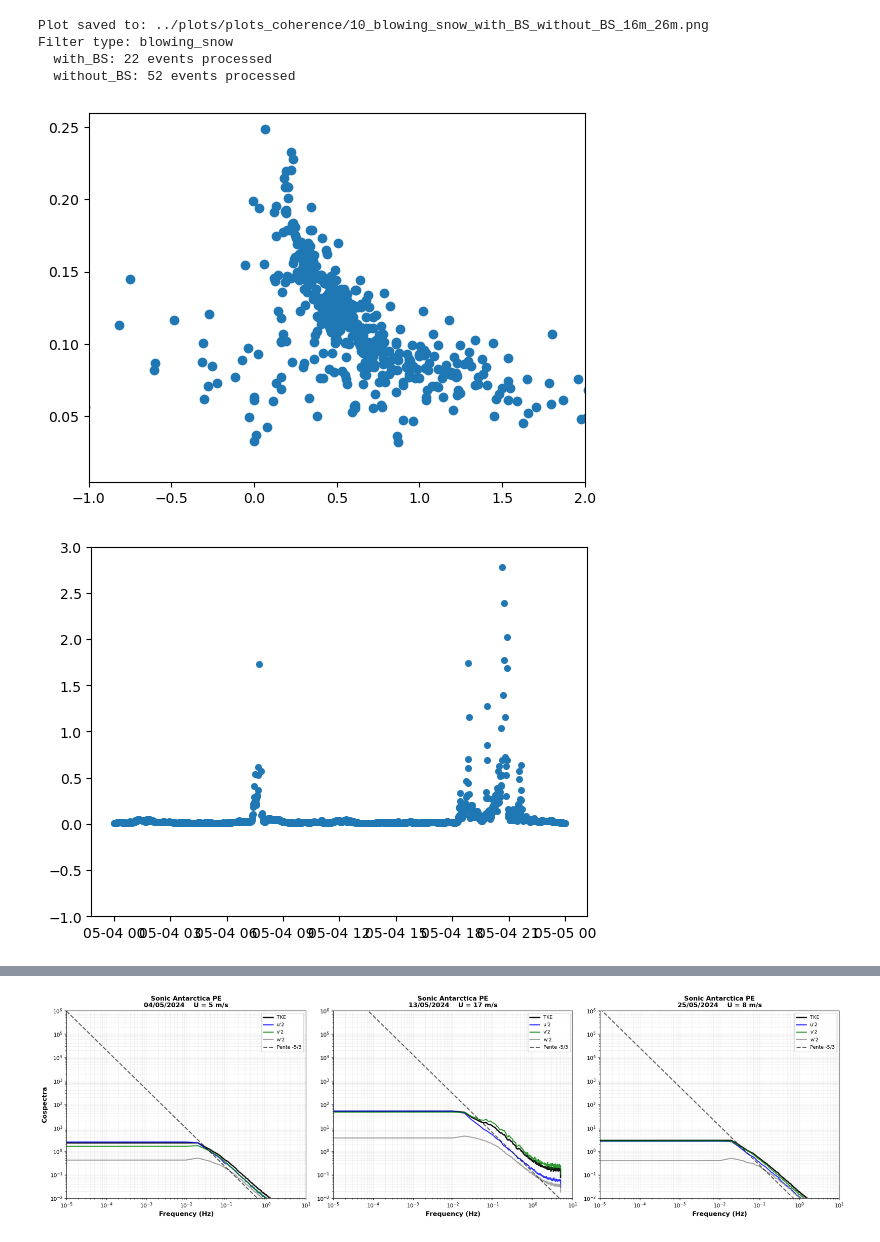
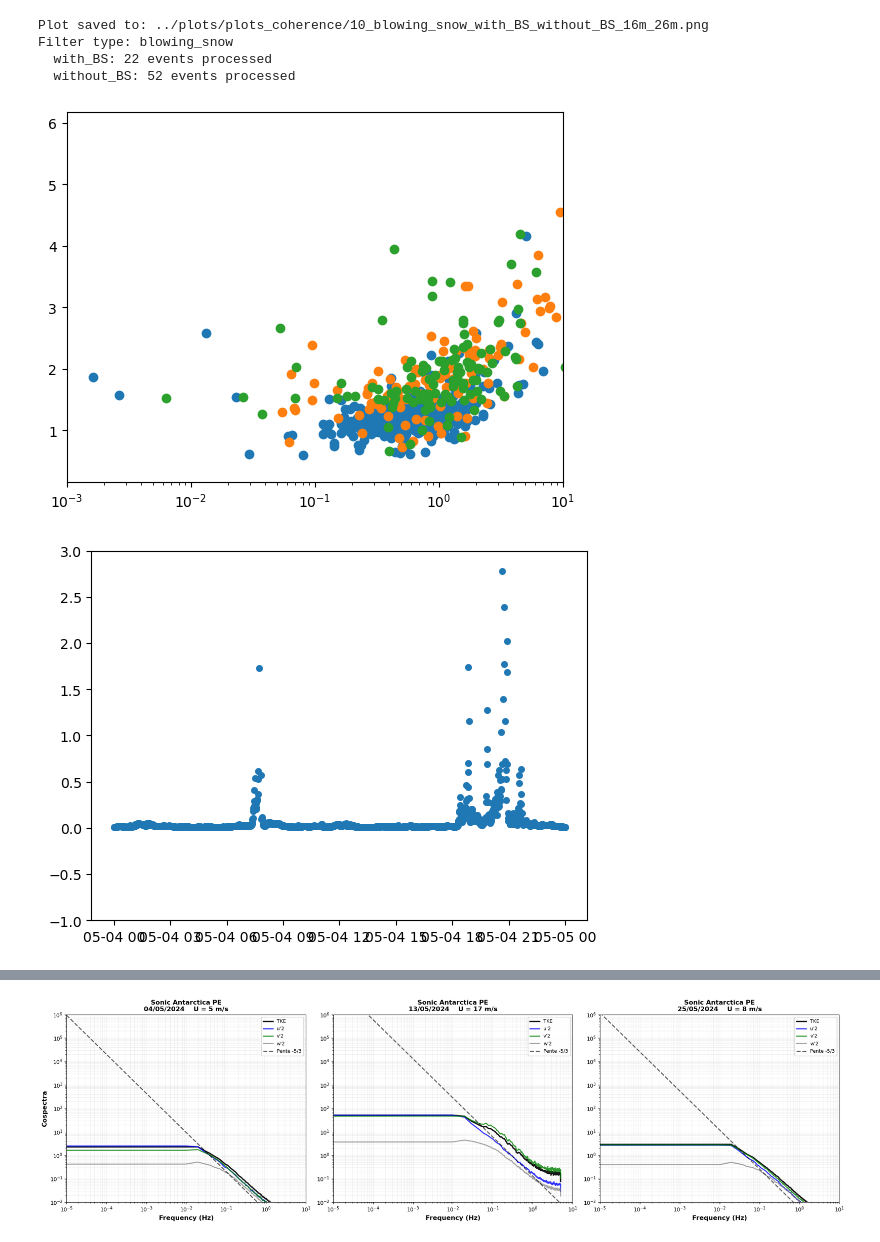
Before and after one commit to Rainette9/DataProcessingScripts, a Jupyter notebook: notebooks/Power_spectra.ipynb, the cells around one changed output, grey strips where cells are left out. Drawn from its saved outputs; the diff is of its cells as text; code cells hidden in the pictures.

```diff
--- a/notebooks/Power_spectra.ipynb
+++ b/notebooks/Power_spectra.ipynb
@@ -475,32 +475,36 @@ Filter type: blowing_snow
 # %%
 # Define multiple time periods to analyze
 periods = [
     {'start': '2024-05-04_00:00:00', 'end': '2024-05-05_00:00:00', 'label': '04/05/2024'},
     {'start': '2024-05-13_00:00:00', 'end': '2024-05-14_00:00:00', 'label': '13/05/2024'},
     {'start': '2024-05-25_00:00:00', 'end': '2024-05-26_00:00:00', 'label': '25/05/2024'},
 ]
 
 
 
 for idx, period in enumerate(periods):
 
     # Load data for this period
     fastdata = load_fastdata('/home/engbers/Documents/PhD/EC_data_convert/CSAT_26m_DR/',
                              period['start'], period['end'])
 
     # Convert underscore format to space format for pandas datetime slicing
     start_pd = period['start'].replace('_', ' ')
     end_pd = period['end'].replace('_', ' ')
 
     plt.figure()
-    plt.plot(fluxes_SFC['(z-d)/L'][start_pd:end_pd], fluxes_SFC['u*'][start_pd:end_pd], 'o')
-    plt.xlim(-1,2)
+    plt.plot(fluxes_SFC['(z-d)/L'][start_pd:end_pd], np.sqrt(fluxes_SFC['w_var'][start_pd:end_pd])/fluxes_SFC['u*'][start_pd:end_pd], 'o')
+    plt.plot(fluxes_16m['(z-d)/L'][start_pd:end_pd], np.sqrt(fluxes_16m['w_var'][start_pd:end_pd])/fluxes_16m['u*'][start_pd:end_pd], 'o')
+    plt.plot(fluxes_26m['(z-d)/L'][start_pd:end_pd], np.sqrt(fluxes_26m['w_var'][start_pd:end_pd])/fluxes_26m['u*'][start_pd:end_pd], 'o')
+
+    plt.xlim(1e-3,10)
+    plt.xscale('log')
     plt.figure()
     plt.plot(Ri_b_surf[start_pd:end_pd], 'o',    markersize=4)
     # plt.plot(Ri_b[start_pd:end_pd], 'o')
     plt.ylim(-1,3)
     plot_SFC_slowdata_and_fluxes(slowdata_cleaned, fluxes_SFC, fluxes_16m, fluxes_26m, sensor, start_pd, end_pd, SPC=None, MO=None, resample_time='30min', interpolate=True, interp_time='20min')
 # %% [output]
-[figure, old version]
+[figure, new version]
 [figure]
 [figure]
```
Also changed, not shown: parts of 1 cell of this notebook, 7 other files.
